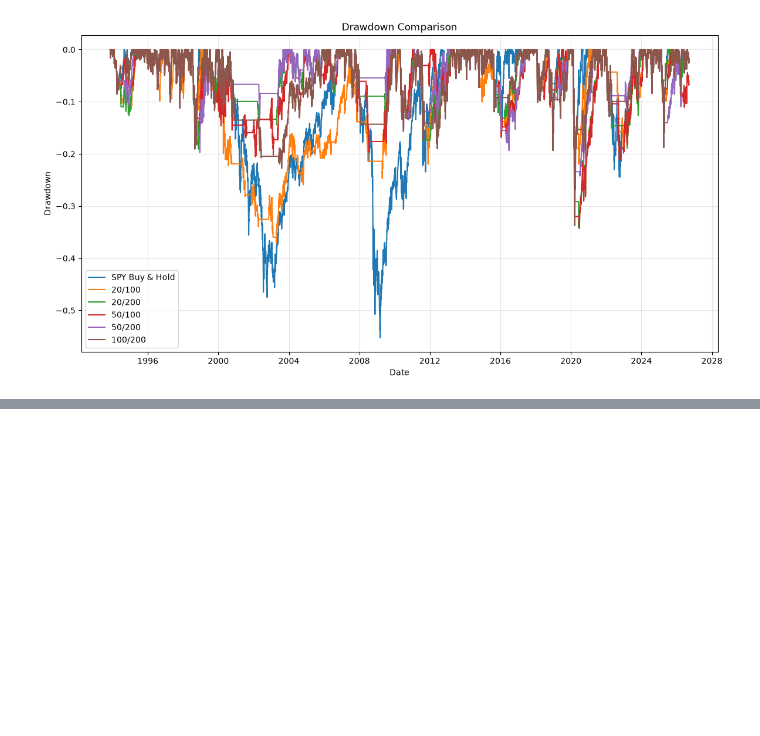
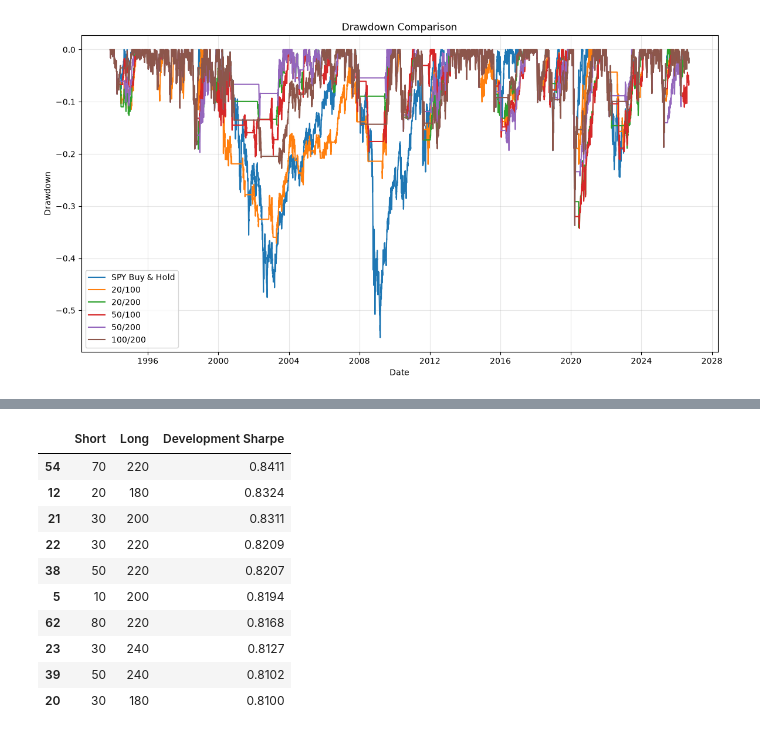
Before and after one commit to NutellaJello/SPY-backtest, a Jupyter notebook: spy_ma_research.ipynb, the cells around one changed output, grey strips where cells are left out. Cells and saved outputs as stored; diff of their text form; code cells hidden in the pictures; blank space fills up the shorter version.

```diff
--- a/spy_ma_research.ipynb
+++ b/spy_ma_research.ipynb
@@ -483,0 +625,93 @@ full_results
+# %%
+# Data Snooping: when you test many different parameter combinations and only report the best results, you are likely to find a combination that performed well in the past by chance.
+# This can lead to overfitting and poor performance in the future.
+trading_days = 252
+
+candidate_short = [
+    10, 20, 30, 40, 50,
+    60, 70, 80, 90, 100
+]
+
+candidate_long = [
+    100, 120, 140, 160,
+    180, 200, 220, 240
+]
+
+snooping_results = []
+
+for short_window in candidate_short:
+    for long_window in candidate_long:
+
+        if short_window >= long_window:
+            continue
+
+        temp = df.copy()
+
+        temp["Short_MA"] = (
+            temp["Price"].rolling(short_window).mean()
+        )
+
+        temp["Long_MA"] = (
+            temp["Price"].rolling(long_window).mean()
+        )
+
+        temp["Signal"] = (
+            temp["Short_MA"] > temp["Long_MA"]
+        ).astype(int)
+
+        # Correct timing is still preserved.
+        temp["Position"] = temp["Signal"].shift(1)
+
+        temp["Strategy_Return"] = (
+            temp["Position"] * temp["SPY_Return"]
+        )
+
+        # IMPORTANT:
+        # Parameter search is limited to DEVELOPMENT DATA.
+        temp = temp.loc[
+            development.index.min():
+            development.index.max()
+        ]
+
+        returns = temp["Strategy_Return"].dropna()
+
+        if len(returns) == 0:
+            continue
+
+        annual_volatility = (
+            returns.std() * np.sqrt(trading_days)
+        )
+
+        if annual_volatility == 0:
+            sharpe = np.nan
+        else:
+            sharpe = (
+                returns.mean() * trading_days
+            ) / annual_volatility
+
+        snooping_results.append({
+            "Short": short_window,
+            "Long": long_window,
+            "Development Sharpe": sharpe,
+        })
+
+snooping_df = pd.DataFrame(snooping_results)
+
+snooping_df = snooping_df.sort_values(
+    "Development Sharpe",
+    ascending=False
+)
+
+snooping_df.head(10)
+# %% [output]
+|  | Short | Long | Development Sharpe |
+| 54 | 70 | 220 | 0.8411 |
+| 12 | 20 | 180 | 0.8324 |
+| 21 | 30 | 200 | 0.8311 |
+| 22 | 30 | 220 | 0.8209 |
+| 38 | 50 | 220 | 0.8207 |
+| 5 | 10 | 200 | 0.8194 |
+| 62 | 80 | 220 | 0.8168 |
+| 23 | 30 | 240 | 0.8127 |
+| 39 | 50 | 240 | 0.8102 |
+| 20 | 30 | 180 | 0.8100 |
```
Also changed, not shown: parts of 7 cells of this notebook.
